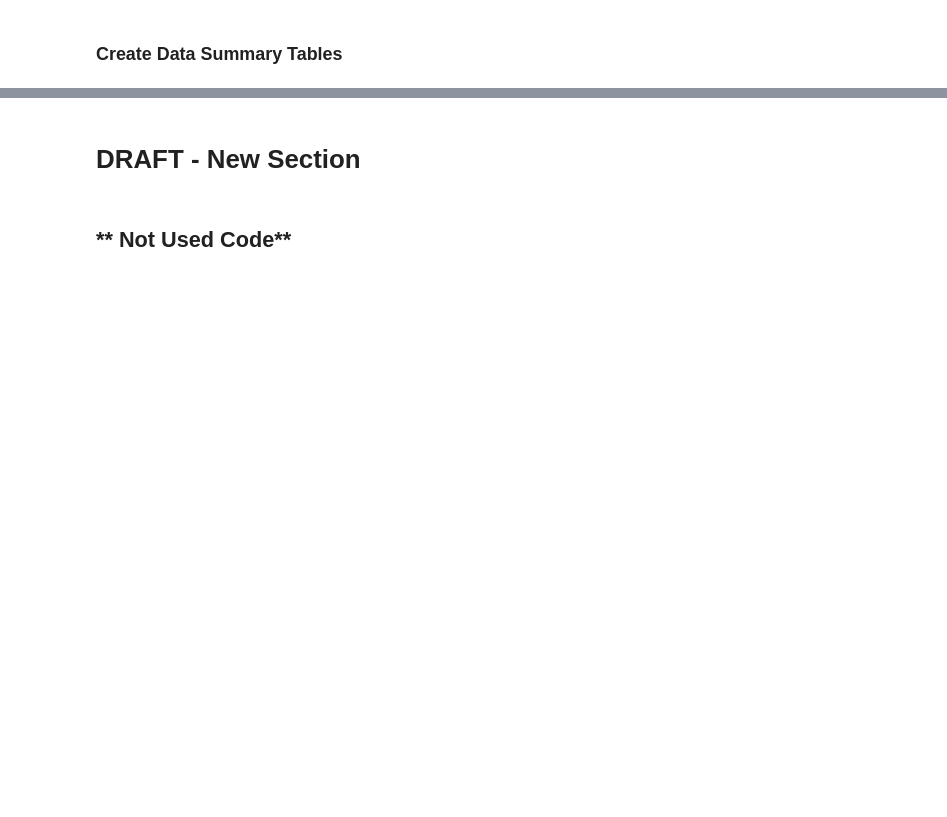
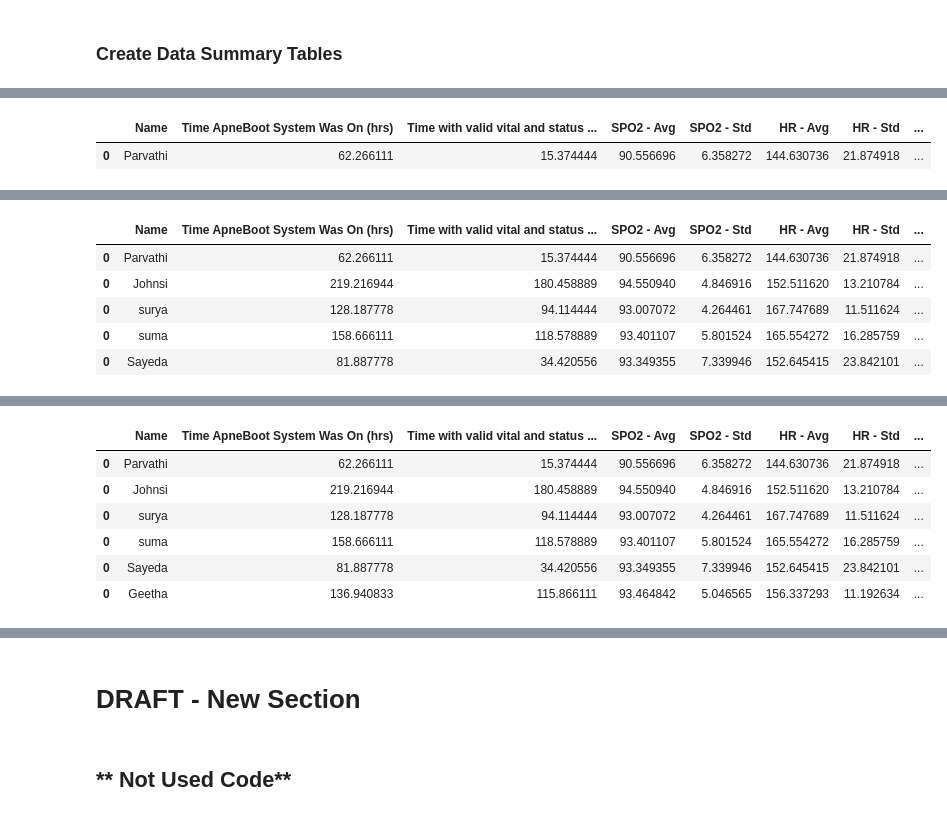
Before and after one commit to ratulbempu/ApneBoot-Clinical-Data-Analysis, a Jupyter notebook: 230301 - AB Clinical Data Analysis.ipynb, the cells around one changed output, grey strips where cells are left out. Saved outputs shown, nothing was run; the diff lists cells and outputs as text; code cells hidden in the pictures; blank space fills up the shorter version.

```diff
--- a/230301 - AB Clinical Data Analysis.ipynb
+++ b/230301 - AB Clinical Data Analysis.ipynb
@@ -559,10 +876,13 @@ time: 3.65 ms (started: 2023-03-01 09:31:37 +00:00)
 ### Analyze Actual Stimulations
 This function looks at Stim Off/On field and counts the apnea durations (assuming SPO2 & HR are not 0). It does not consider the Preset/Custom settings at all.
 # %%
+#@title
 # Assumes it is being passed df_j
 def AddNumActualStimulations (df):
 
-  Valid_Stimulations = df["Stimulator ON/OFF"]*(df["SPO2"]>Data_Cleanup_SP02_LowCutOff)*(df["HR"]>Data_Cleanup_HR_LowCutOff)
+#   Valid_Stimulations = df["Stimulator ON/OFF"]*(df["SPO2"]>Data_Cleanup_SP02_LowCutOff)*(df["HR"]>Data_Cleanup_HR_LowCutOff)
+  is_valid = GetIsValidColumn (df)
+  Valid_Stimulations = df["Stimulator ON/OFF"]*is_valid
   df[Duration_Actual] = calcDurationsCrossedThreshold(pd.DataFrame(Valid_Stimulations))
 
   ## New code (22-07-23) - I later realized that with the new apnea duration counter, we don't need to "Stimulation started column" as it easily puts the apnea duration time where the stimulation started.
@@ -672,5 +998,6 @@ time: 1.92 ms (started: 2023-03-01 09:31:37 +00:00)
 This code enables printing tables to pdf.
 # %%
+#@title
 import pandas as pd
 import numpy as np
 import matplotlib.pyplot as plt
@@ -716,7 +1043,7 @@ def _draw_as_table(df, pagesize):
 
 def dataframe_to_pdf(df, filename, numpages=(1, 1), pagesize=(11, 8.5)):
   with PdfPages(filename) as pdf:
-    display (df)
+    # display (df)
     # nh, nv = numpages
     # rows_per_page = len(df) // nh
     # cols_per_page = len(df.columns) // nv
@@ -731,15 +1058,15 @@ def dataframe_to_pdf(df, filename, numpages=(1, 1), pagesize=(11, 8.5)):
     else:
       nh = int(len(df) / rows_per_page) +1
 
-    print ('num cols is ' + str(len(df.columns)))
-    print ('num rows is ' + str(len(df)) + "nv is " + str(nv))
+    # print ('num cols is ' + str(len(df.columns)))
+    # print ('num rows is ' + str(len(df)) + "nv is " + str(nv))
 
     for i in range(0, nh):
         for j in range(0, nv):
-            print ("i is " + str(i) + "and j is " + str(j))
+            # print ("i is " + str(i) + "and j is " + str(j))
             page = df.iloc[(i*rows_per_page):min((i+1)*rows_per_page, len(df)),
                            (j*cols_per_page):min((j+1)*cols_per_page, len(df.columns))]
-            display (page)
+            # display (page)
             fig = _draw_as_table(page, pagesize)
             if nh > 1 or nv > 1:
                 # Add a part/page number at bottom-center of page
@@ -748,6 +1075,6 @@ def dataframe_to_pdf(df, filename, numpages=(1, 1), pagesize=(11, 8.5)):
                          ha='center', fontsize=8)
 
             pdf.savefig(fig, bbox_inches='tight')
-            plt.show ()
+            # plt.show ()
             plt.close()
 # %% [output]
@@ -1176,0 +1542,47 @@ createSummaryTables (df_j,df_s)
+# %%
+#@title
+# folder_name = "Geetha"
+startpath = "/content/drive/MyDrive/Improve World Health/BEMPU Quality Management System Folder (Created by RN 211005)/3 - Product Specific Documents (TCF, etc)/BHPL-DHF – Design and Development/3)DHF-APNEBOOT_Rev 00/4. Design Verification _ Validation/DHF-01-28 - Design Validation Report/Product Validation/Clinical Validation/RCT ApneBoot/St. Johns Phase 1 Data/intervention"
+# startpath = "/content/drive/MyDrive/Improve World Health/BEMPU Quality Management System Folder (Created by RN 211005)/3 - Product Specific Documents (TCF, etc)/BHPL-DHF – Design and Development/3)DHF-APNEBOOT_Rev 00/4. Design Verification _ Validation/DHF-01-28 - Design Validation Report/Product Validation/Clinical Validation/RCT ApneBoot"
+# startpath = "/content/drive/MyDrive/Improve World Health/BEMPU Quality Management System Folder (Created by RN 211005)/3 - Product Specific Documents (TCF, etc)/BHPL-DHF – Design and Development/3)DHF-APNEBOOT_Rev 00/4. Design Verification _ Validation/DHF-01-28 - Design Validation Report/Product Validation/Clinical Validation/RCT ApneBoot/St. Johns Phase 1 Data/"
+
+Data_Cleanup_SP02_LowCutOff = 50  #If the SPO2 value at the time of APnea is below 60, it must be a bad data point.
+Data_Cleanup_HR_LowCutOff = 50
+AB_Model = " "
+
+paths, folder_names = list_folders(startpath)
+print (paths)
+print (folder_names)
+
+PRINT_TABLES = False
+os.chdir(startpath)
+os.makedirs("Analysis_Files", exist_ok=True)
+analysis_path = startpath + "/Analysis_Files/"
+os.chdir(analysis_path)
+errors = []
+df_overall_clinical_summary = pd.DataFrame ()
+i = 0;
+for path in paths:
+    folder_name = folder_names[i]
+    i += 1
+    try:
+        print ("Working on " + folder_name)
+        os.chdir(analysis_path)
+        os.makedirs(folder_name, exist_ok=True)
+        current_analysis_folder_path = analysis_path+folder_name +"/"
+        os.chdir(current_analysis_folder_path)
+        df_j, df_d, df_s = createDataTables (path)
+        # createPlots (df_j)
+        # createSummaryTables (df_j,df_s)
+        df_current_clinical_summary = createClinicalSummaryTable (df_j, folder_name)
+        df_overall_clinical_summary = pd.concat([df_overall_clinical_summary, df_current_clinical_summary])
+        os.chdir(analysis_path)
+        display (df_overall_clinical_summary)
+        df_overall_clinical_summary.to_excel ("Overall Clinical Summary.xlsx")
+    except Exception as e:
+         print ("ERROR FOR " + folder_name + ":")
+         print (e)
+         errors.append(folder_name)
+
+print (errors)
+# %% [output]
@@ -1176,0 +1596,2 @@ createSummaryTables (df_j,df_s)
+|  | Name | Time ApneBoot System Was On (hrs) | Time with valid vital and status ... | SPO2 - Avg | SPO2 - Std | HR - Avg | HR - Std | ... |
+| 0 | Parvathi | 62.266111 | 15.374444 | 90.556696 | 6.358272 | 144.630736 | 21.874918 | ... |
@@ -1176,0 +1635,6 @@ createSummaryTables (df_j,df_s)
+|  | Name | Time ApneBoot System Was On (hrs) | Time with valid vital and status ... | SPO2 - Avg | SPO2 - Std | HR - Avg | HR - Std | ... |
+| 0 | Parvathi | 62.266111 | 15.374444 | 90.556696 | 6.358272 | 144.630736 | 21.874918 | ... |
+| 0 | Johnsi | 219.216944 | 180.458889 | 94.550940 | 4.846916 | 152.511620 | 13.210784 | ... |
+| 0 | surya | 128.187778 | 94.114444 | 93.007072 | 4.264461 | 167.747689 | 11.511624 | ... |
+| 0 | suma | 158.666111 | 118.578889 | 93.401107 | 5.801524 | 165.554272 | 16.285759 | ... |
+| 0 | Sayeda | 81.887778 | 34.420556 | 93.349355 | 7.339946 | 152.645415 | 23.842101 | ... |
@@ -1176,0 +1655,7 @@ createSummaryTables (df_j,df_s)
+|  | Name | Time ApneBoot System Was On (hrs) | Time with valid vital and status ... | SPO2 - Avg | SPO2 - Std | HR - Avg | HR - Std | ... |
+| 0 | Parvathi | 62.266111 | 15.374444 | 90.556696 | 6.358272 | 144.630736 | 21.874918 | ... |
+| 0 | Johnsi | 219.216944 | 180.458889 | 94.550940 | 4.846916 | 152.511620 | 13.210784 | ... |
+| 0 | surya | 128.187778 | 94.114444 | 93.007072 | 4.264461 | 167.747689 | 11.511624 | ... |
+| 0 | suma | 158.666111 | 118.578889 | 93.401107 | 5.801524 | 165.554272 | 16.285759 | ... |
+| 0 | Sayeda | 81.887778 | 34.420556 | 93.349355 | 7.339946 | 152.645415 | 23.842101 | ... |
+| 0 | Geetha | 136.940833 | 115.866111 | 93.464842 | 5.046565 | 156.337293 | 11.192634 | ... |
```
Also changed, not shown: parts of 54 cells of this notebook.
